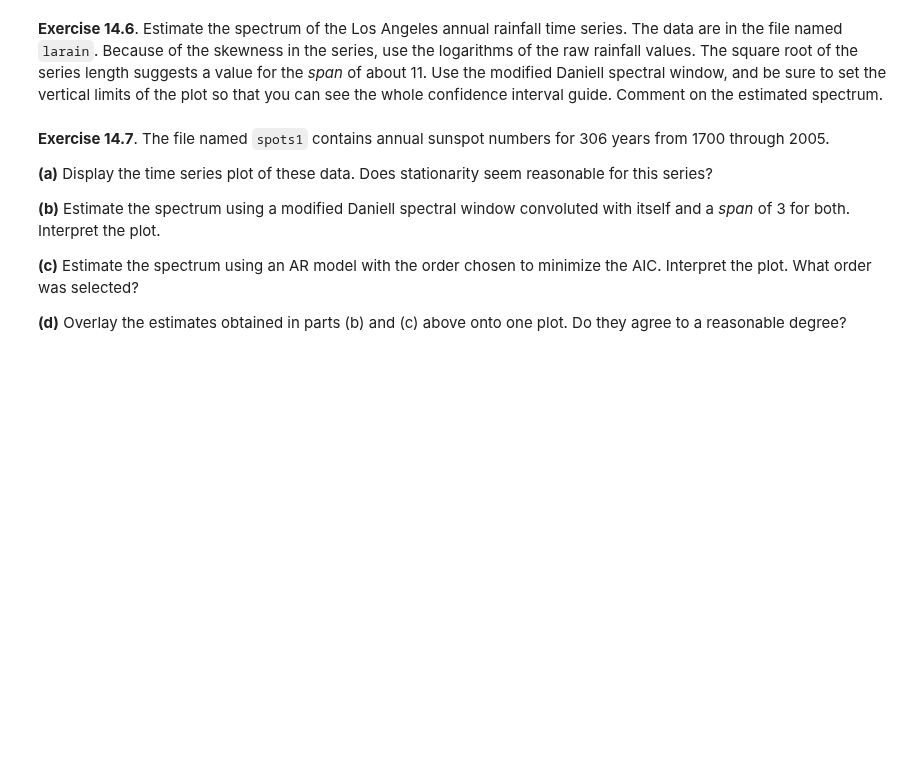
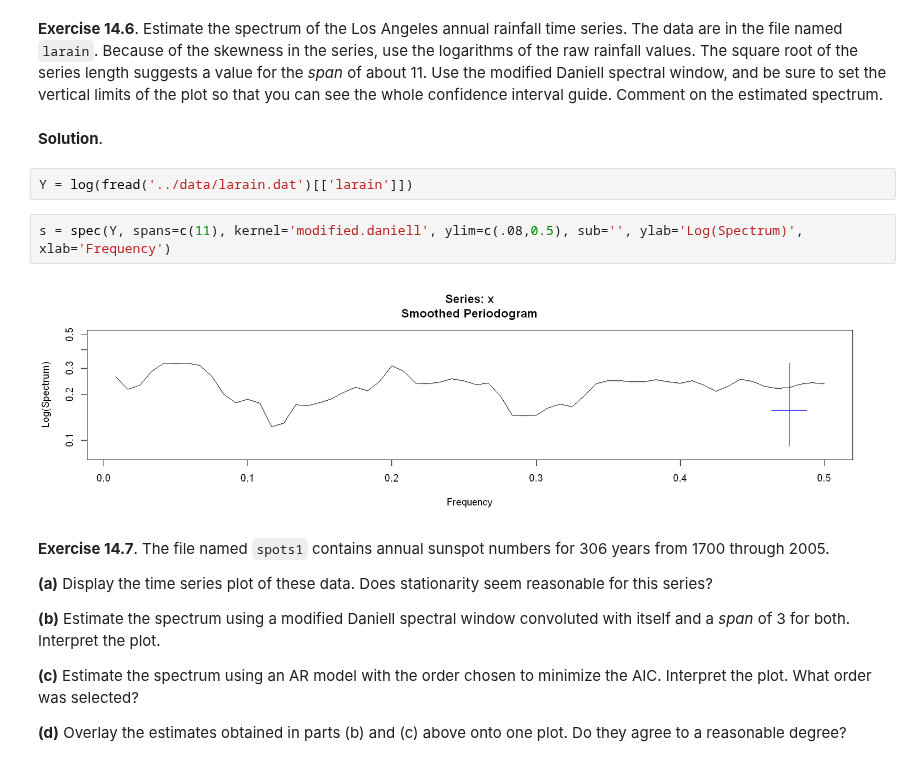
Before and after one commit to telmo-correa/time-series-analysis, a Jupyter notebook: R/Chapter 14 (Ex 01 - 10) - Estimating the Spectrum.ipynb, the cells around one changed output. Drawn from its saved outputs; the diff is of its cells as text; blank space fills up the shorter version.

```diff
--- a/R/Chapter 14 (Ex 01 - 10) - Estimating the Spectrum.ipynb
+++ b/R/Chapter 14 (Ex 01 - 10) - Estimating the Spectrum.ipynb
@@ -300,6 +303,14 @@ ggplot() +
 Rather than displaying a single peak, the frequencies are smoothed around Fourier frequencies near 0.28.  This occurs as the series of sines as defined with phase $2 \pi \cdot 0.28$ is no longer orthogonal to the series of cosines and sines with phases corresponding to the Fourier frequencies.
 # %% [markdown]
 **Exercise 14.6**.  Estimate the spectrum of the Los Angeles annual rainfall time series. The data are in the file named `larain`. Because of the skewness in the series, use the logarithms of the raw rainfall values. The square root of the series length suggests a value for the *span* of about 11. Use the modified Daniell spectral window, and be sure to set the vertical limits of the plot so that you can see the whole confidence interval guide. Comment on the estimated spectrum.
+# %% [markdown]
+**Solution**.
+# %%
+Y = log(fread('../data/larain.dat')[['larain']])
+# %%
+s = spec(Y, spans=c(11), kernel='modified.daniell', ylim=c(.08,0.5), sub='', ylab='Log(Spectrum)', xlab='Frequency')
+# %% [output]
+[figure, added]
 # %% [markdown]
 **Exercise 14.7**. The file named `spots1` contains annual sunspot numbers for 306 years from 1700 through 2005.
 
```
Also changed, not shown: parts of 1 cell of this notebook, 1 other file.
